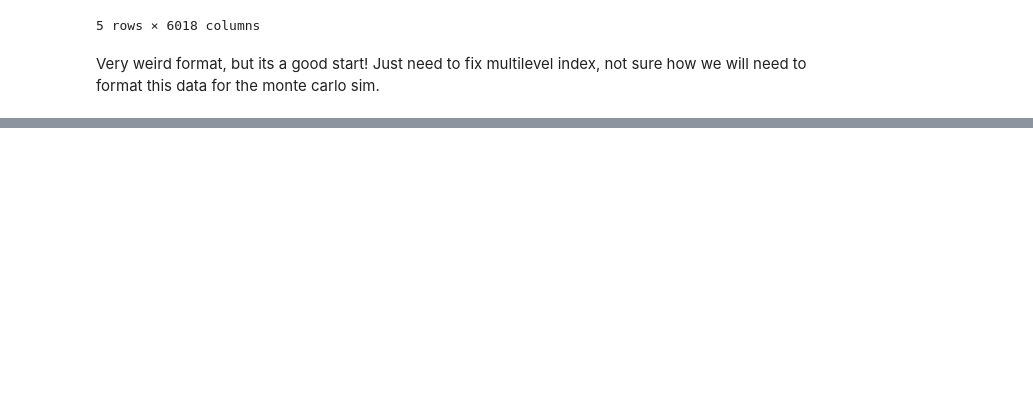
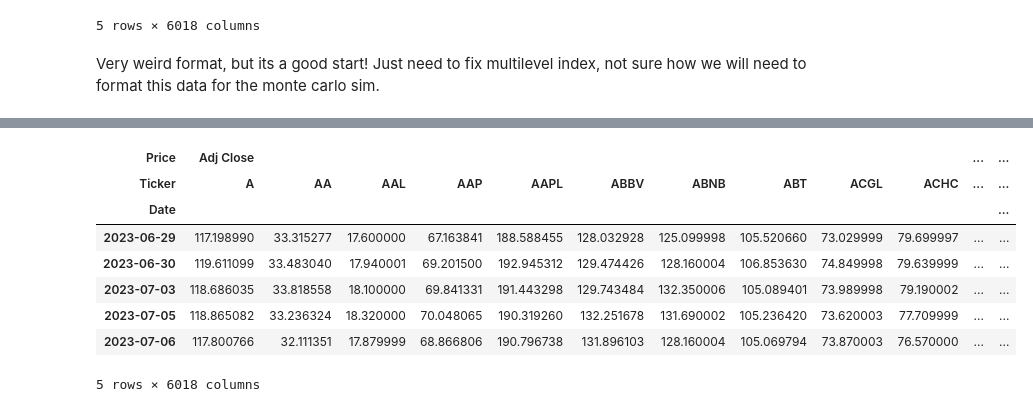
Before and after one commit to JeffTriemer/ISYE-6644-Monte-Carlo-Sim, a Jupyter notebook: Monte Carlo Sim.ipynb, the cells around one changed output, grey strips where cells are left out. Cells and saved outputs as stored; diff of their text form; code cells hidden in the pictures; blank space fills up the shorter version.

```diff
--- a/Monte Carlo Sim.ipynb
+++ b/Monte Carlo Sim.ipynb
@@ -116,0 +161,12 @@ data.shape
+# %%
+data.head()
+# %% [output]
+| Price | Adj Close |  |  |  |  |  |  |  |  |  | ... | ... |
+| Ticker | A | AA | AAL | AAP | AAPL | ABBV | ABNB | ABT | ACGL | ACHC | ... | ... |
+| Date |  |  |  |  |  |  |  |  |  |  |  | ... |
+| 2023-06-29 | 117.198990 | 33.315277 | 17.600000 | 67.163841 | 188.588455 | 128.032928 | 125.099998 | 105.520660 | 73.029999 | 79.699997 | ... | ... |
+| 2023-06-30 | 119.611099 | 33.483040 | 17.940001 | 69.201500 | 192.945312 | 129.474426 | 128.160004 | 106.853630 | 74.849998 | 79.639999 | ... | ... |
+| 2023-07-03 | 118.686035 | 33.818558 | 18.100000 | 69.841331 | 191.443298 | 129.743484 | 132.350006 | 105.089401 | 73.989998 | 79.190002 | ... | ... |
+| 2023-07-05 | 118.865082 | 33.236324 | 18.320000 | 70.048065 | 190.319260 | 132.251678 | 131.690002 | 105.236420 | 73.620003 | 77.709999 | ... | ... |
+| 2023-07-06 | 117.800766 | 32.111351 | 17.879999 | 68.866806 | 190.796738 | 131.896103 | 128.160004 | 105.069794 | 73.870003 | 76.570000 | ... | ... |
+5 rows × 6018 columns
```
Also changed, not shown: parts of 21 cells of this notebook.
